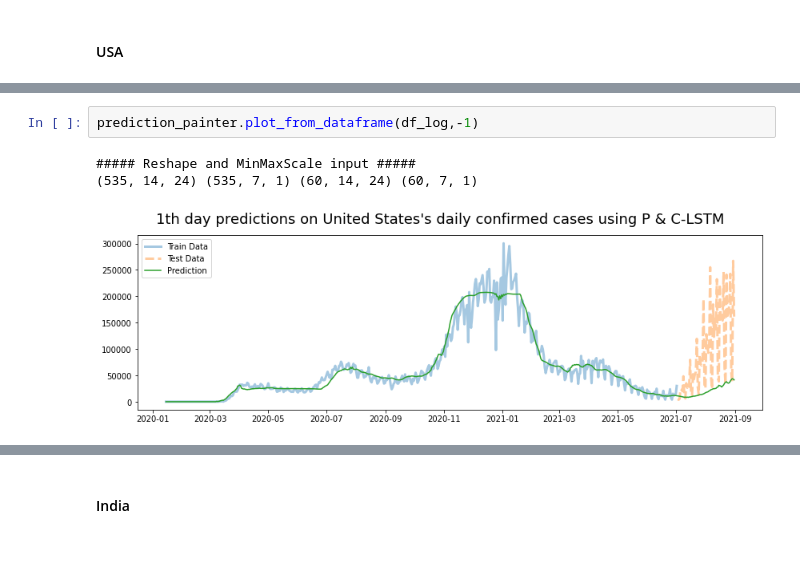
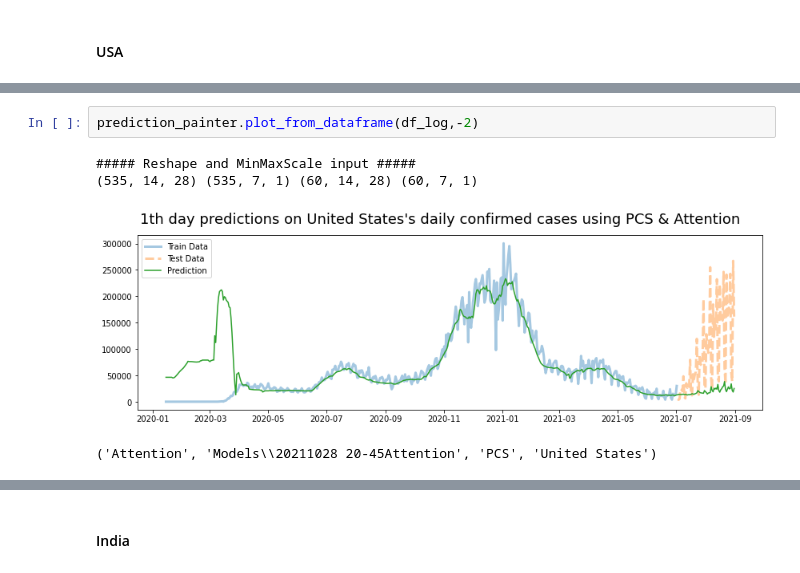
Before and after one commit to AllenLeong/COVID-19-Capstone-project, a Jupyter notebook: graphs.ipynb, the cells around one changed output, grey strips where cells are left out. Drawn from its saved outputs; the diff is of its cells as text.

Commit message:
update graph

```diff
--- a/graphs.ipynb
+++ b/graphs.ipynb
@@ -28,8 +31,9 @@ prediction_painter.plot_from_dataframe(df_log, 160)
 # %%
-prediction_painter.plot_from_dataframe(df_log,-1)
+prediction_painter.plot_from_dataframe(df_log,-2)
 # %% [output]
 ##### Reshape and MinMaxScale input #####
-(535, 14, 24) (535, 7, 1) (60, 14, 24) (60, 7, 1)
+(535, 14, 28) (535, 7, 1) (60, 14, 28) (60, 7, 1)
-[figure, old version]
+[figure, new version]
+('Attention', 'Models\\20211028 20-45Attention', 'PCS', 'United States')
 # %%
 prediction_painter.plot_from_dataframe(df_log, 406)
```
Also changed, not shown: parts of 24 cells of this notebook.
